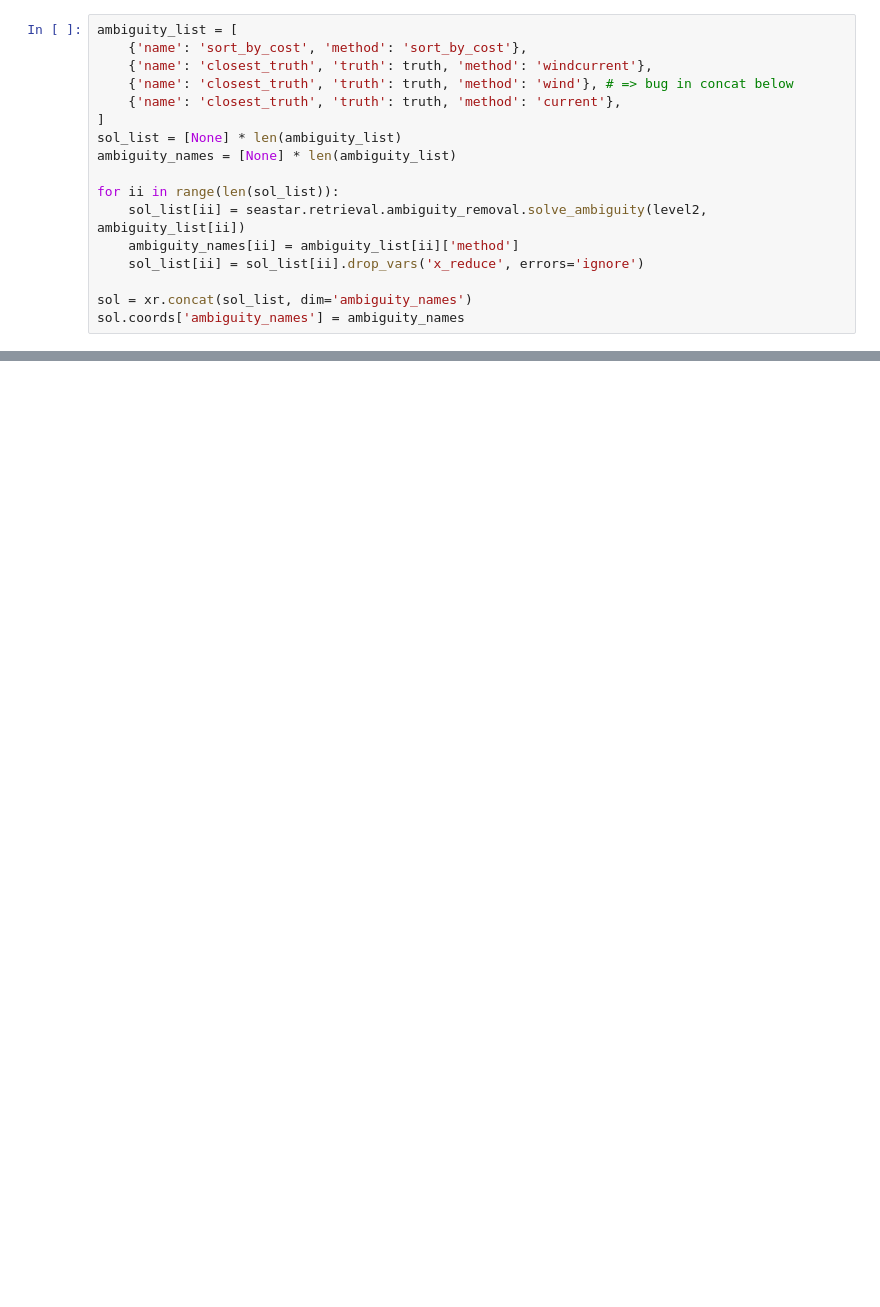
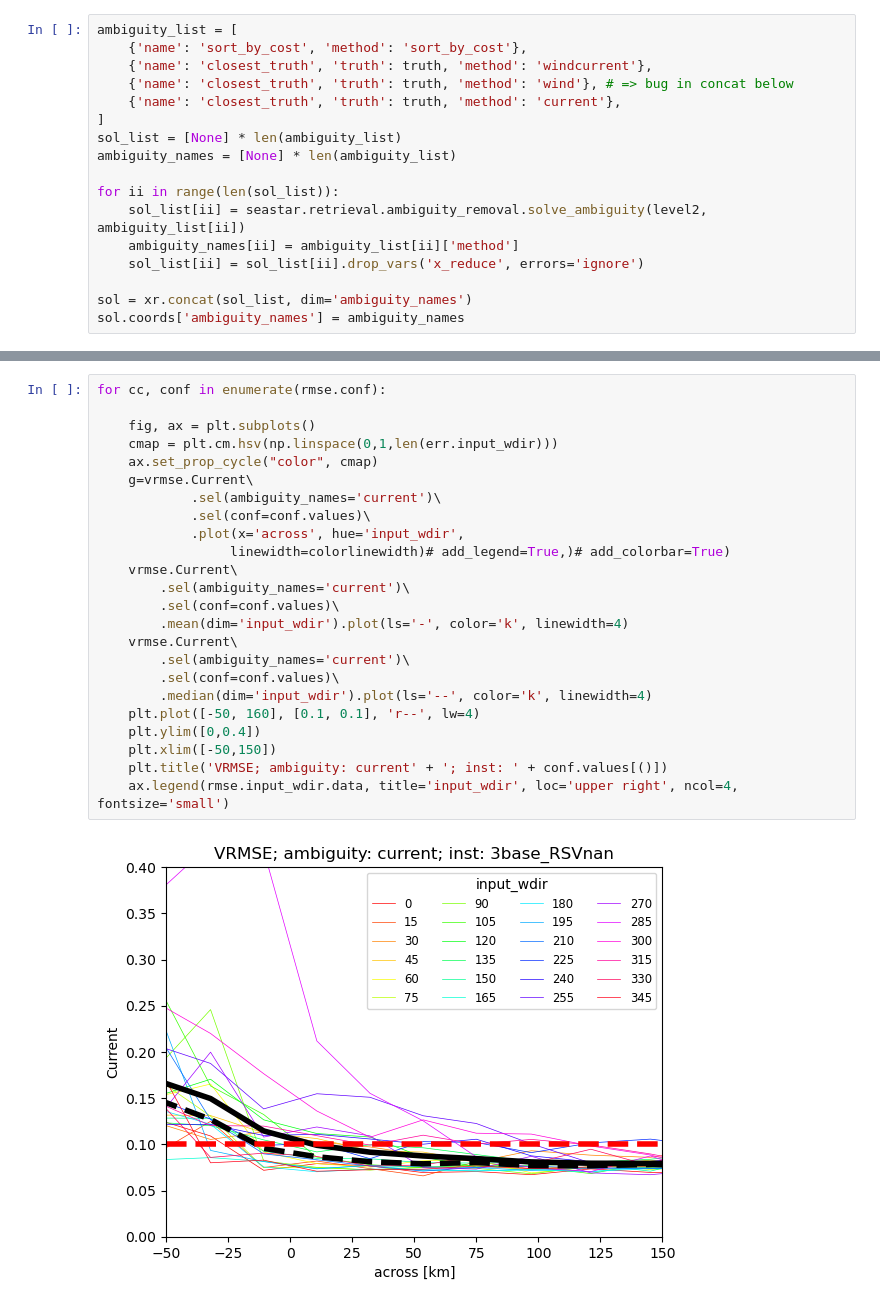
Before and after one commit to ACHMartin/SciRec, a Jupyter notebook: notebooks/SciReC_Sept_2023_perf.ipynb, the cells around one changed output, grey strips where cells are left out. Cells and saved outputs as stored; diff of their text form; blank space fills up the shorter version.

```diff
--- a/notebooks/SciReC_Sept_2023_perf.ipynb
+++ b/notebooks/SciReC_Sept_2023_perf.ipynb
@@ -246,0 +255,26 @@ for cc, conf in enumerate(rmse.conf):
+# %%
+for cc, conf in enumerate(rmse.conf):
+
+    fig, ax = plt.subplots()
+    cmap = plt.cm.hsv(np.linspace(0,1,len(err.input_wdir)))
+    ax.set_prop_cycle("color", cmap)
+    g=vrmse.Current\
+            .sel(ambiguity_names='current')\
+            .sel(conf=conf.values)\
+            .plot(x='across', hue='input_wdir',
+                 linewidth=colorlinewidth)# add_legend=True,)# add_colorbar=True)
+    vrmse.Current\
+        .sel(ambiguity_names='current')\
+        .sel(conf=conf.values)\
+        .mean(dim='input_wdir').plot(ls='-', color='k', linewidth=4)
+    vrmse.Current\
+        .sel(ambiguity_names='current')\
+        .sel(conf=conf.values)\
+        .median(dim='input_wdir').plot(ls='--', color='k', linewidth=4)
+    plt.plot([-50, 160], [0.1, 0.1], 'r--', lw=4)
+    plt.ylim([0,0.4])
+    plt.xlim([-50,150])
+    plt.title('VRMSE; ambiguity: current' + '; inst: ' + conf.values[()])
+    ax.legend(rmse.input_wdir.data, title='input_wdir', loc='upper right', ncol=4, fontsize='small')
+# %% [output]
+[figure, added]
```
Also changed, not shown: parts of 46 cells of this notebook.
